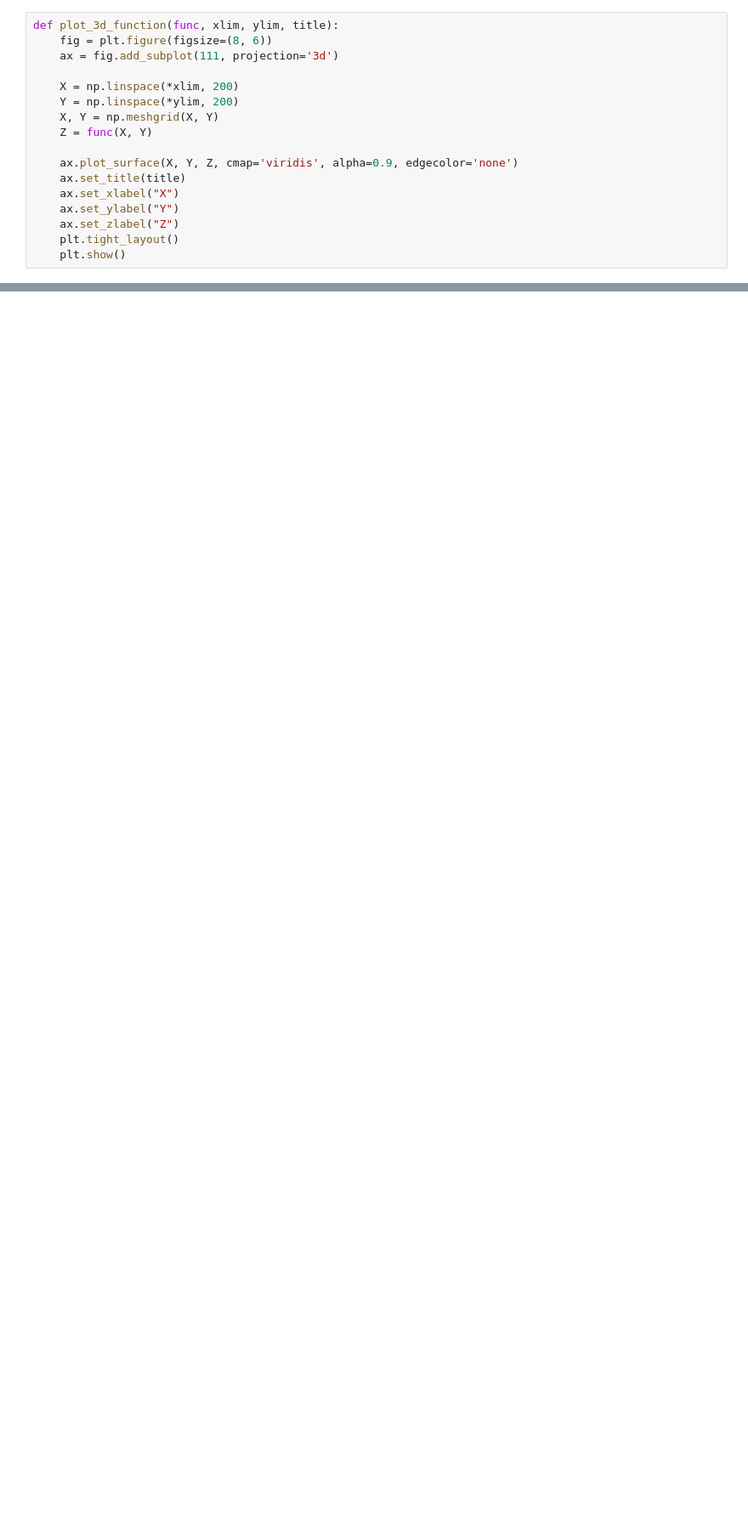
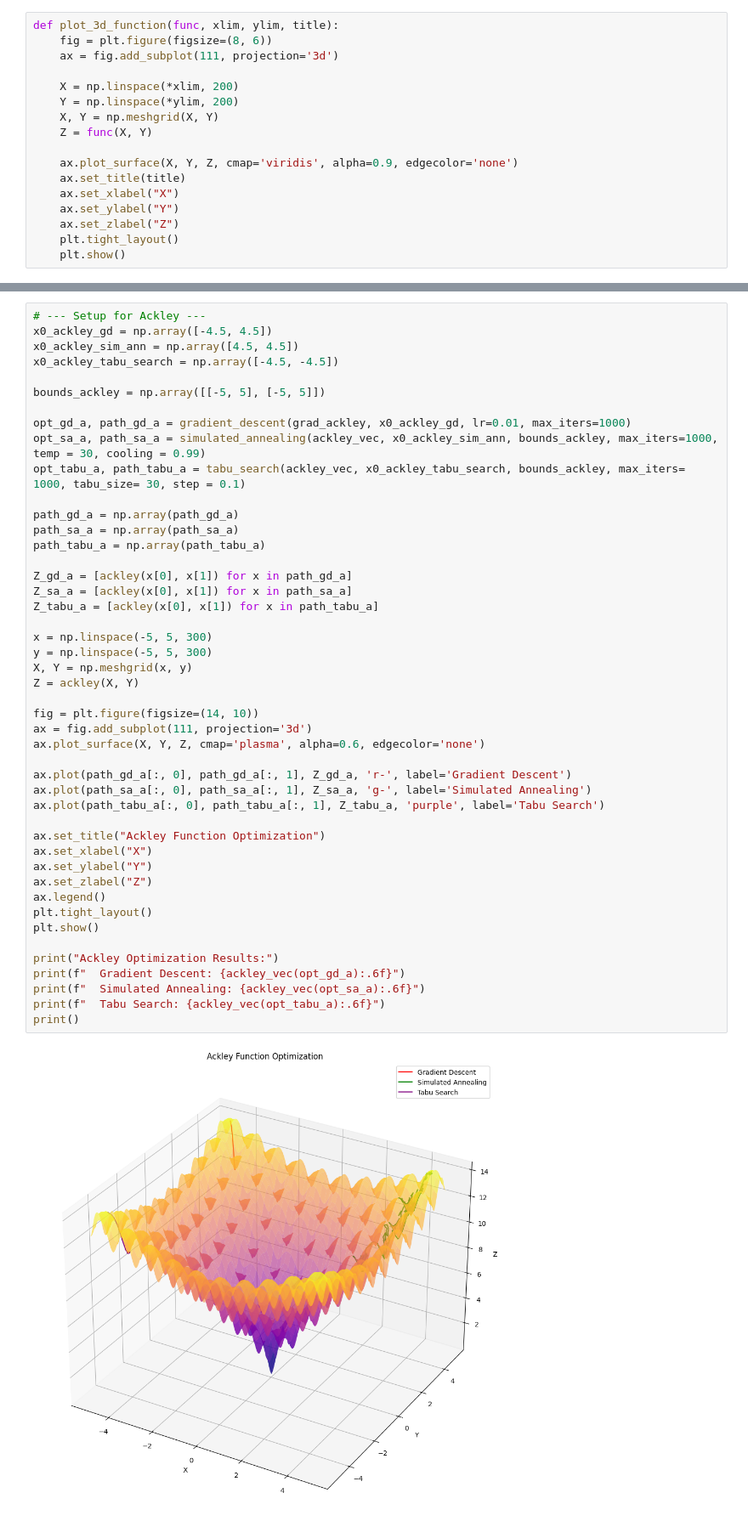
Before and after one commit to Mikolaj-MLP/Optimization-methods, a Jupyter notebook: Optimization_methods.ipynb, the cells around one changed output, grey strips where cells are left out. Shown at 85% size. Saved outputs shown, nothing was run; the diff lists cells and outputs as text; blank space fills up the shorter version.

Commit message:
usage and comparison of gradient based/classical methods with meta heuristics

```diff
--- a/Optimization_methods.ipynb
+++ b/Optimization_methods.ipynb
@@ -104,0 +133,48 @@ plt.show()
+# %%
+# --- Setup for Ackley ---
+x0_ackley_gd = np.array([-4.5, 4.5])
+x0_ackley_sim_ann = np.array([4.5, 4.5])
+x0_ackley_tabu_search = np.array([-4.5, -4.5])
+
+bounds_ackley = np.array([[-5, 5], [-5, 5]])
+
+opt_gd_a, path_gd_a = gradient_descent(grad_ackley, x0_ackley_gd, lr=0.01, max_iters=1000)
+opt_sa_a, path_sa_a = simulated_annealing(ackley_vec, x0_ackley_sim_ann, bounds_ackley, max_iters=1000, temp = 30, cooling = 0.99)
+opt_tabu_a, path_tabu_a = tabu_search(ackley_vec, x0_ackley_tabu_search, bounds_ackley, max_iters= 1000, tabu_size= 30, step = 0.1)
+
+path_gd_a = np.array(path_gd_a)
+path_sa_a = np.array(path_sa_a)
+path_tabu_a = np.array(path_tabu_a)
+
+Z_gd_a = [ackley(x[0], x[1]) for x in path_gd_a]
+Z_sa_a = [ackley(x[0], x[1]) for x in path_sa_a]
+Z_tabu_a = [ackley(x[0], x[1]) for x in path_tabu_a]
+
+x = np.linspace(-5, 5, 300)
+y = np.linspace(-5, 5, 300)
+X, Y = np.meshgrid(x, y)
+Z = ackley(X, Y)
+
+fig = plt.figure(figsize=(14, 10))
+ax = fig.add_subplot(111, projection='3d')
+ax.plot_surface(X, Y, Z, cmap='plasma', alpha=0.6, edgecolor='none')
+
+ax.plot(path_gd_a[:, 0], path_gd_a[:, 1], Z_gd_a, 'r-', label='Gradient Descent')
+ax.plot(path_sa_a[:, 0], path_sa_a[:, 1], Z_sa_a, 'g-', label='Simulated Annealing')
+ax.plot(path_tabu_a[:, 0], path_tabu_a[:, 1], Z_tabu_a, 'purple', label='Tabu Search')
+
+ax.set_title("Ackley Function Optimization")
+ax.set_xlabel("X")
+ax.set_ylabel("Y")
+ax.set_zlabel("Z")
+ax.legend()
+plt.tight_layout()
+plt.show()
+
+print("Ackley Optimization Results:")
+print(f"  Gradient Descent: {ackley_vec(opt_gd_a):.6f}")
+print(f"  Simulated Annealing: {ackley_vec(opt_sa_a):.6f}")
+print(f"  Tabu Search: {ackley_vec(opt_tabu_a):.6f}")
+print()
+# %% [output]
+[figure, added]
```
Also changed, not shown: parts of 10 cells of this notebook.
